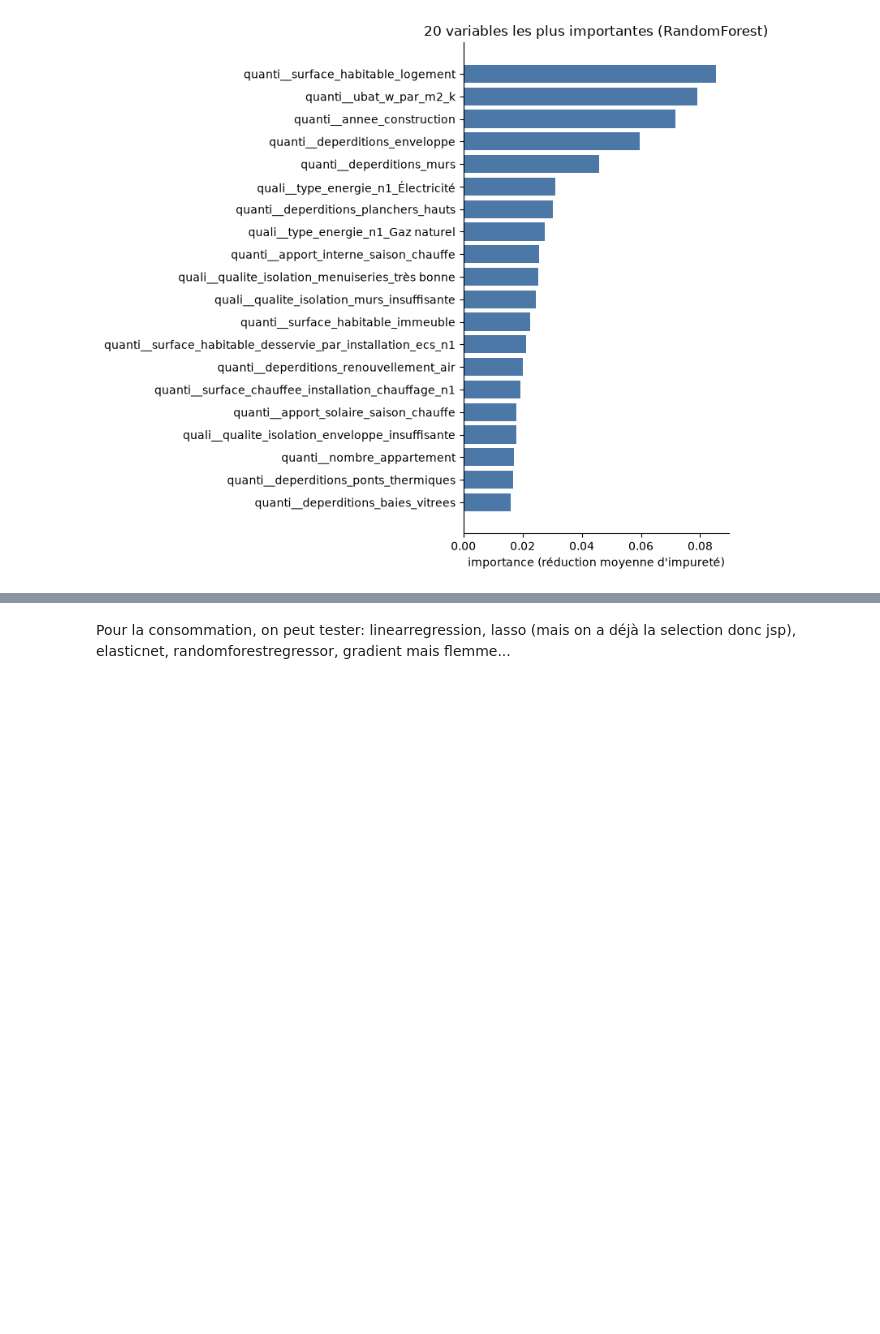
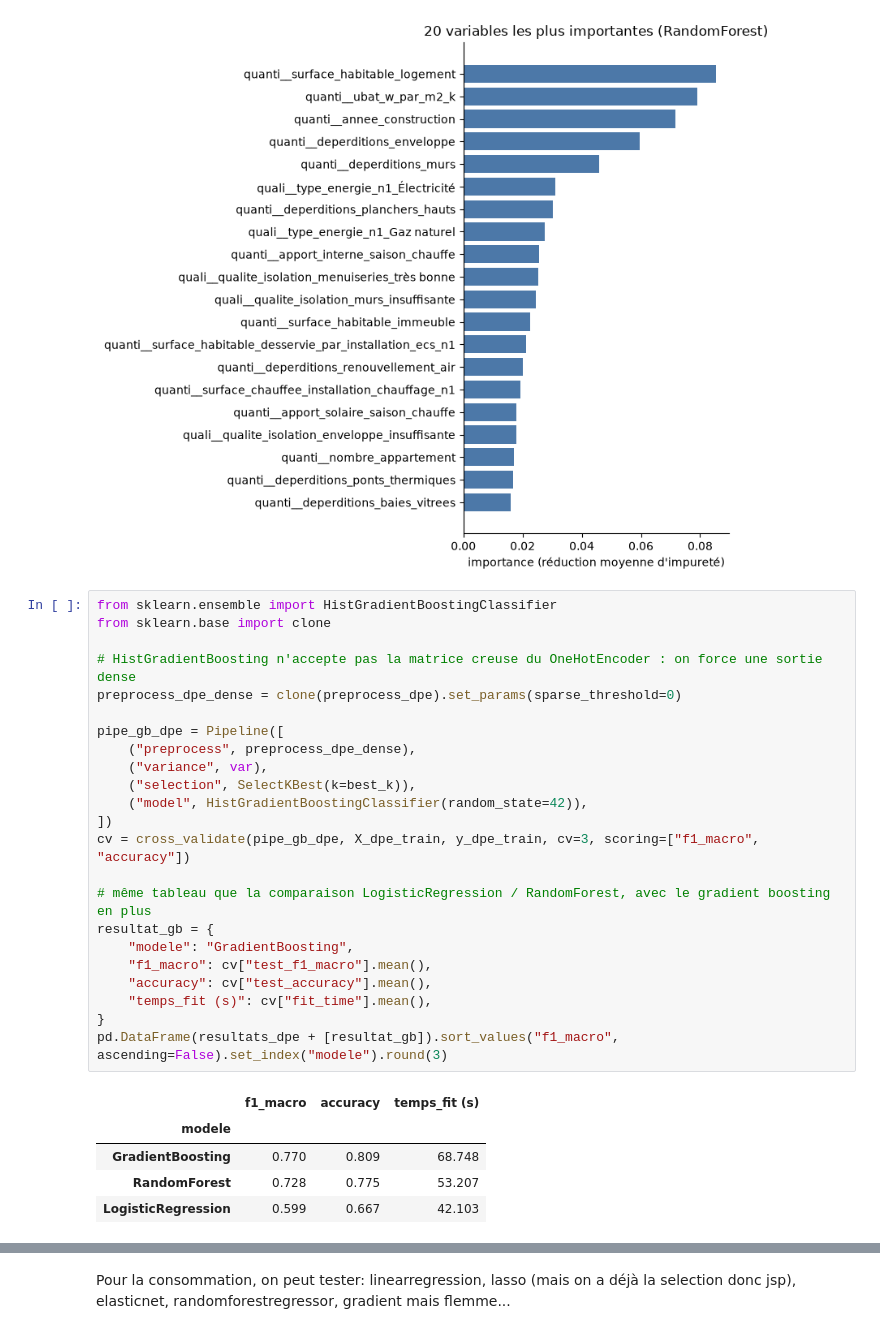
Before and after one commit to Abrlh/SISE-CONSO-ANALYSIS, a Jupyter notebook: notebooks/03_ML.ipynb, the cells around one changed output, grey strips where cells are left out. Drawn from its saved outputs; the diff is of its cells as text; blank space fills up the shorter version.

```diff
--- a/notebooks/03_ML.ipynb
+++ b/notebooks/03_ML.ipynb
@@ -411,3 +411,32 @@ plt.show()
 prédictions exactes: 0.817
 prédictions à une classe près: 0.989
 [figure]
+# %%
+from sklearn.ensemble import HistGradientBoostingClassifier
+from sklearn.base import clone
+
+# HistGradientBoosting n'accepte pas la matrice creuse du OneHotEncoder : on force une sortie dense
+preprocess_dpe_dense = clone(preprocess_dpe).set_params(sparse_threshold=0)
+
+pipe_gb_dpe = Pipeline([
+    ("preprocess", preprocess_dpe_dense),
+    ("variance", var),
+    ("selection", SelectKBest(k=best_k)),
+    ("model", HistGradientBoostingClassifier(random_state=42)),
+])
+cv = cross_validate(pipe_gb_dpe, X_dpe_train, y_dpe_train, cv=3, scoring=["f1_macro", "accuracy"])
+
+# même tableau que la comparaison LogisticRegression / RandomForest, avec le gradient boosting en plus
+resultat_gb = {
+    "modele": "GradientBoosting",
+    "f1_macro": cv["test_f1_macro"].mean(),
+    "accuracy": cv["test_accuracy"].mean(),
+    "temps_fit (s)": cv["fit_time"].mean(),
+}
+pd.DataFrame(resultats_dpe + [resultat_gb]).sort_values("f1_macro", ascending=False).set_index("modele").round(3)
+# %% [output]
+|  | f1_macro | accuracy | temps_fit (s) |
+| modele |  |  |  |
+| GradientBoosting | 0.770 | 0.809 | 68.748 |
+| RandomForest | 0.728 | 0.775 | 53.207 |
+| LogisticRegression | 0.599 | 0.667 | 42.103 |
```
Also changed, not shown: parts of 2 cells of this notebook, 2 other files.
